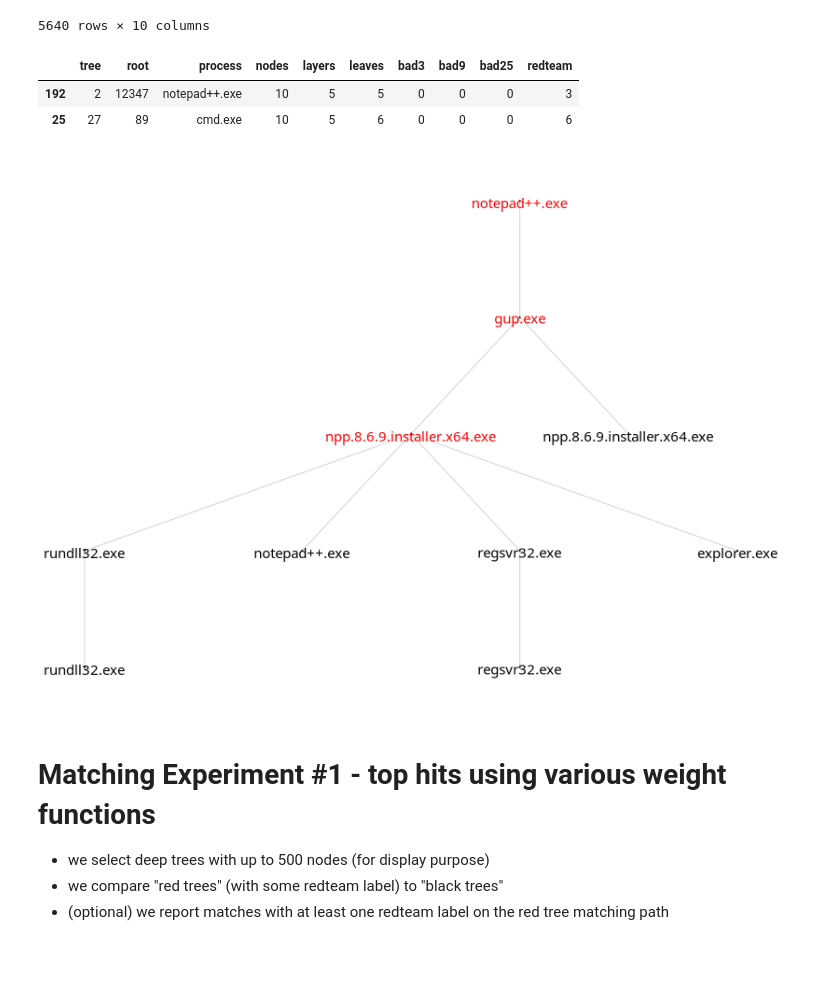
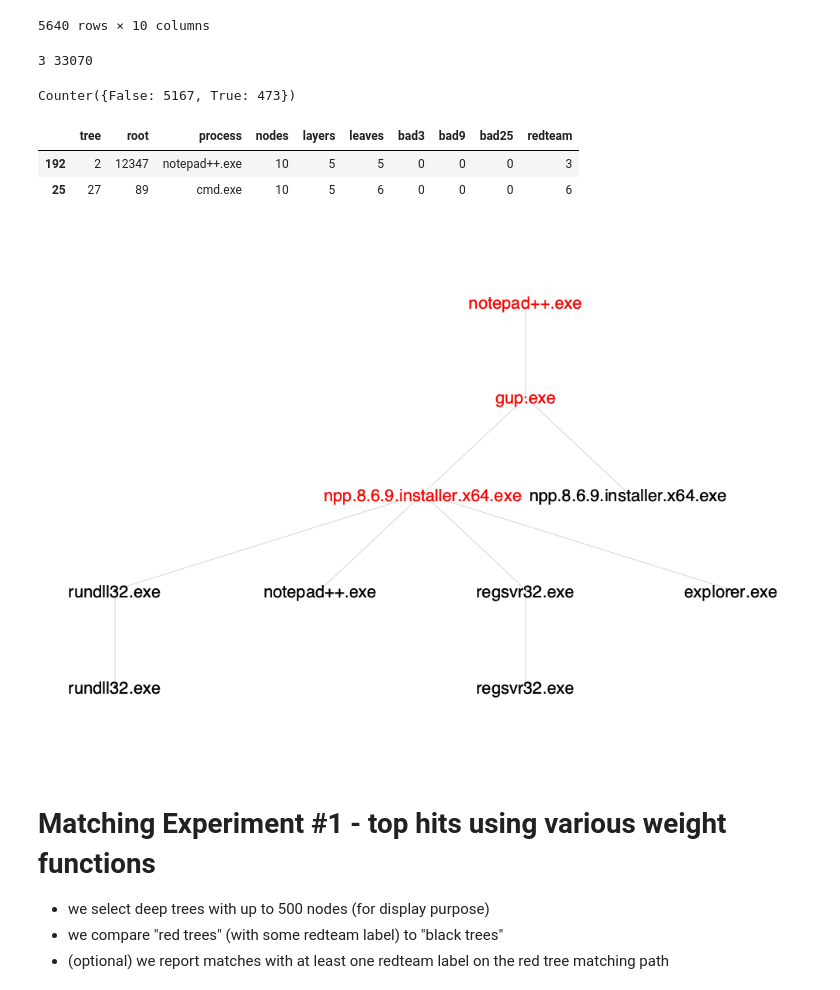
Before and after one commit to ftheberge/Matching_Experiments, a Jupyter notebook: ACME4/ACME4_process_trees_experiments.ipynb, the cells around one changed output. Drawn from its saved outputs; the diff is of its cells as text; code cells hidden in the pictures; blank space fills up the shorter version.

```diff
--- a/ACME4/ACME4_process_trees_experiments.ipynb
+++ b/ACME4/ACME4_process_trees_experiments.ipynb
@@ -75,0 +93,6 @@ Wall time: 15 s
+# %%
+%%time
+## exclude size-2 trees and giant one
+Trees = extract_process_trees(process=process_summary, uid='pid_hash', parent_uid='parent_pid_hash',
+                              min_tree_size=3, max_tree_size=50000,
+                              extra={'process_name':'process','user_name':'user','red_team':'redteam'})
@@ -119,6 +145,14 @@ df_trees
 | 0 | 206 | 1 | conhost.exe | 3 | 3 | 1 | 0 | 0 | 0 | 0 |
 | 0 | 218 | 1 | conhost.exe | 3 | 3 | 1 | 0 | 0 | 0 | 0 |
 5640 rows × 10 columns
+# %%
+print(min(df_trees.nodes), max(df_trees.nodes))
+# %% [output]
+3 33070
+# %%
+Counter(df_trees.redteam>0)
+# %% [output]
+Counter({False: 5167, True: 473})
 # %%
 df_trees[ (df_trees.layers==5) & (df_trees.redteam>0) & (df_trees.nodes==10) ]
 # %% [output]
@@ -127,14 +161,14 @@ df_trees[ (df_trees.layers==5) & (df_trees.redteam>0) & (df_trees.nodes==10) ]
 | 25 | 27 | 89 | cmd.exe | 10 | 5 | 6 | 0 | 0 | 0 | 6 |
 # %%
 sg = acme_get_bfs_subtree(Trees, 2, 12347)
-ig.plot(sg, target="_temp.png", bbox=(800,600), layout=sg.layout_reingold_tilford(), margin=50,
+ig.plot(sg, target="process_tree_example.png", bbox=(1000,700), layout=sg.layout_reingold_tilford(), margin=100,
         vertex_size=1,
         vertex_label=sg.vs['process'],
-        vertex_label_size=15,
+        vertex_label_size=22,
         edge_color='lightgrey', edge_arrow_size=0)
-Image("_temp.png")
+Image("process_tree_example.png")
 # %% [output]
-[figure, old version]
+[figure, new version]
 # %% [markdown]
 # Matching Experiment #1 -  top hits using various weight functions
 
```
Also changed, not shown: parts of 37 cells of this notebook.
